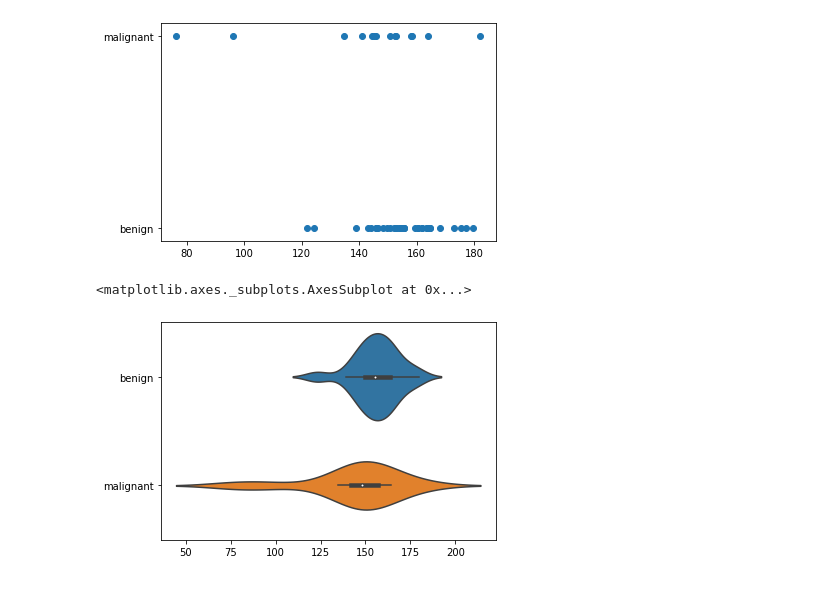
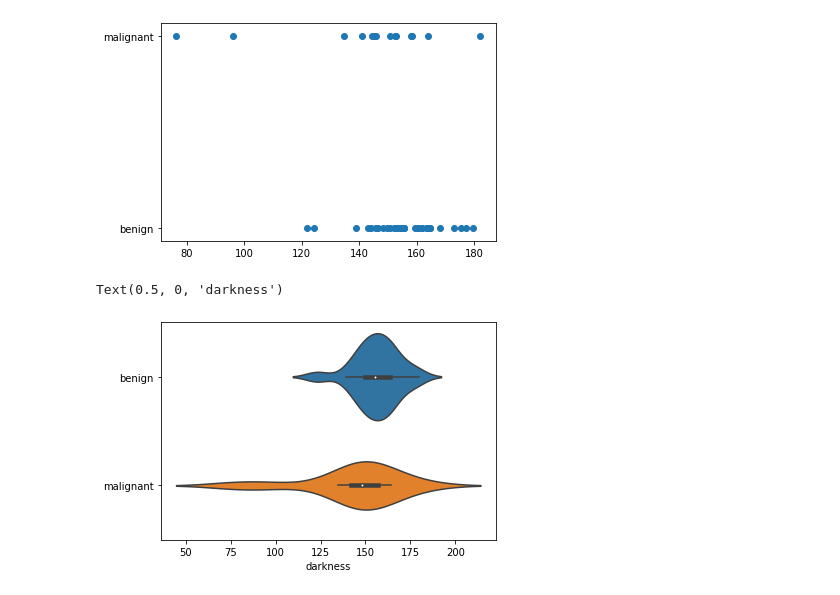
Before and after one commit to fredhutchio/ml-melanoma-example, a Jupyter notebook: novice/Correlation.ipynb, the cells around one changed output. Cells and saved outputs as stored; diff of their text form; code cells hidden in the pictures.

```diff
--- a/novice/Correlation.ipynb
+++ b/novice/Correlation.ipynb
@@ -128,6 +114,7 @@ plt.scatter(intensities, flags) # before turning to 0/1
 [figure]
 # %%
 sns.violinplot(intensities,flags) # need to validate
+plt.xlabel('darkness')
 # %% [output]
-<matplotlib.axes._subplots.AxesSubplot at 0x...>
+Text(0.5, 0, 'darkness')
-[figure, old version]
+[figure, new version]
```
Also changed, not shown: parts of 11 cells of this notebook, 1 other file.
